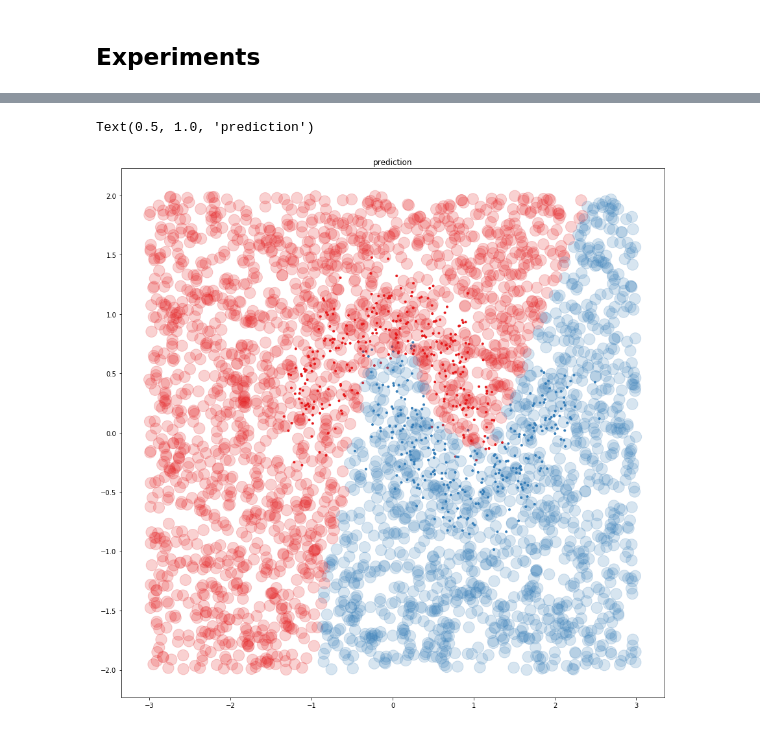
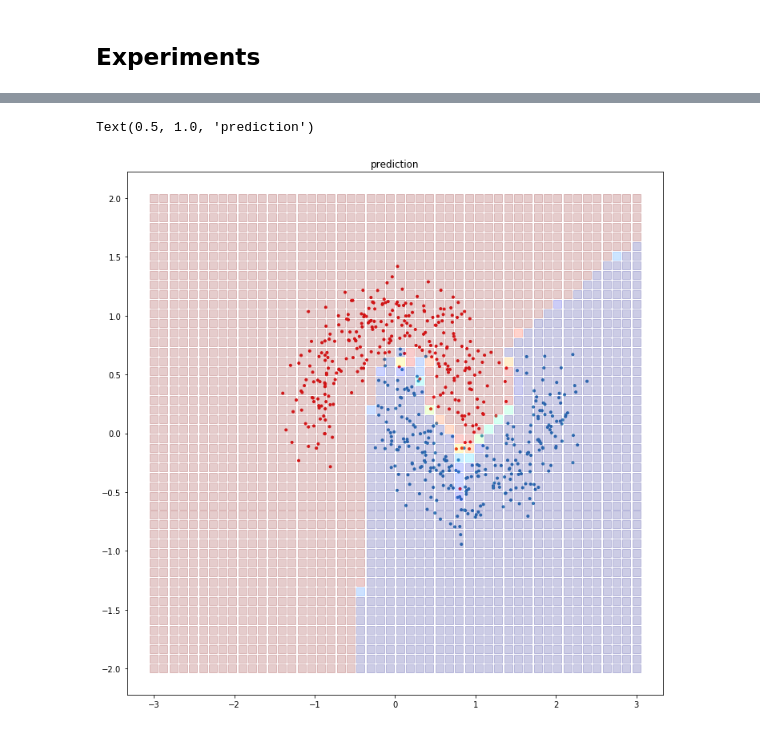
Before and after one commit to 0-tree/ReadingNotes, a Jupyter notebook: 20190114_Arora2018stronger/test_networkCompression.ipynb, the cells around one changed output, grey strips where cells are left out. Cells and saved outputs as stored; diff of their text form; code cells hidden in the pictures.

Commit message:
notebook: cleanup visualizations + featurization process for deep net

```diff
--- a/20190114_Arora2018stronger/test_networkCompression.ipynb
+++ b/20190114_Arora2018stronger/test_networkCompression.ipynb
@@ -79,8 +99,12 @@ class FCNet(nn.Module):
         self.fc1 = nn.Linear(FCNet.inputDim, h) # initializes at random
         self.fc2 = nn.Linear(h, FCNet.outputDim) # initializes at random
 
+    def featurize(self, x):
+        x = torch.relu(self.fc1(x))
+        return x
+
     def forward(self, x):
-        x = torch.relu(self.fc1(x))
+        x = self.featurize(x)
         x = torch.sigmoid(self.fc2(x))
         return x
 
@@ -96,7 +120,7 @@ class DeepNet(nn.Module):
     inputDim = 2
     outputDim = 1
 
-    def __init__(self, h):
+    def __init__(self, h, degenerateLast=False):
         """
         h: number of units per hidden layer
         """
@@ -105,14 +129,22 @@ class DeepNet(nn.Module):
         self.fc1 = nn.Linear(DeepNet.inputDim, h) # initializes at random
         self.fc2 = nn.Linear(h, h) # initializes at random
         self.fc3 = nn.Linear(h, h) # initializes at random
-        self.fc4 = nn.Linear(h, h) # initializes at random
-        self.fc5 = nn.Linear(h, DeepNet.outputDim) # initializes at random
+        if not degenerateLast:
+            self.fc4 = nn.Linear(h, h) # initializes at random
+            self.fc5 = nn.Linear(h, DeepNet.outputDim) # initializes at random
+        else:
+            self.fc4 = nn.Linear(h, 1) # initializes at random
+            self.fc5 = nn.Linear(1, DeepNet.outputDim) # initializes at random
 
-    def forward(self, x):
+    def featurize(self, x):
         x = torch.relu(self.fc1(x))
         x = torch.relu(self.fc2(x))
         x = torch.relu(self.fc3(x))
         x = torch.relu(self.fc4(x))
+        return x
+
+    def forward(self, x):
+        x = self.featurize(x)
         x = torch.sigmoid(self.fc5(x))
         return x
 
@@ -123,10 +155,16 @@ class DeepNet(nn.Module):
         return x
 # %%
 # instanciate model and setup
-# model = BasicNet(); nbEpochs = 100; lr=0.01 # use RMSProp
-model = FCNet(20); nbEpochs = 100; lr=0.01 # use RMSProp
-# model = DeepNet(100); nbEpochs = 500; lr=0.001 # use RMSProp
-
+if modelName == 'BasicNet':
+    model = BasicNet(); nbEpochs = 100; lr=0.01 # use RMSProp
+elif modelName == 'FCNet':
+    model = FCNet(20); nbEpochs = 100; lr=0.01 # use RMSProp
+elif modelName == 'DeepNet':
+    model = DeepNet(100); nbEpochs = 500; lr=0.001 # use RMSProp
+elif modelName == 'DeepNet_degenerateLast':
+    model = DeepNet(100, degenerateLast=True); nbEpochs = 500; lr=0.001 # use RMSProp
+else:
+    raise ValueError('unkown modelName: {}'.format(modelName))
 
 lossfn = nn.BCELoss() # BinaryCrossEntropy
 # optimizer = optim.SGD(model.parameters(), lr=0.1) # using a better optimizer DOES make a difference
@@ -200,12 +249,13 @@ Text(0.5, 1.0, 'train loss')
 # %%
-_X = torch.rand((3000,2), dtype=torch.float) * torch.tensor((6.,4.)) - torch.tensor((3.,2.))
-_yhat = [int(x) for x in model.predict(_X).detach().numpy().flatten()]
+# _gridHat = [int(x) for x in model.predict(grid).detach().numpy().flatten()]
+_gridHatProb = model(grid).detach().numpy().flatten()
 
-f = plt.figure(figsize=(15,15))
+f = plt.figure(figsize=(12,12))
 ax = f.add_subplot(1,1,1)
 ax.scatter(X_train[:,0], X_train[:,1], c=cm.Set1(y_train), marker = '.')
-ax.scatter(_X[:,0], _X[:,1], c=cm.Set1(_yhat), s=300, marker = 'o', alpha=.2)
+# ax.scatter(grid[:,0], grid[:,1], c=cm.Set1(_gridHat), s=100, marker = 's', alpha=.2)
+ax.scatter(grid[:,0], grid[:,1], c=cm.jet(1-_gridHatProb), s=100, marker = 's', alpha=.2)
 ax.set_title('prediction')
 # %% [output]
 Text(0.5, 1.0, 'prediction')
-[figure, old version]
+[figure, new version]
```
Also changed, not shown: parts of 8 cells of this notebook.
